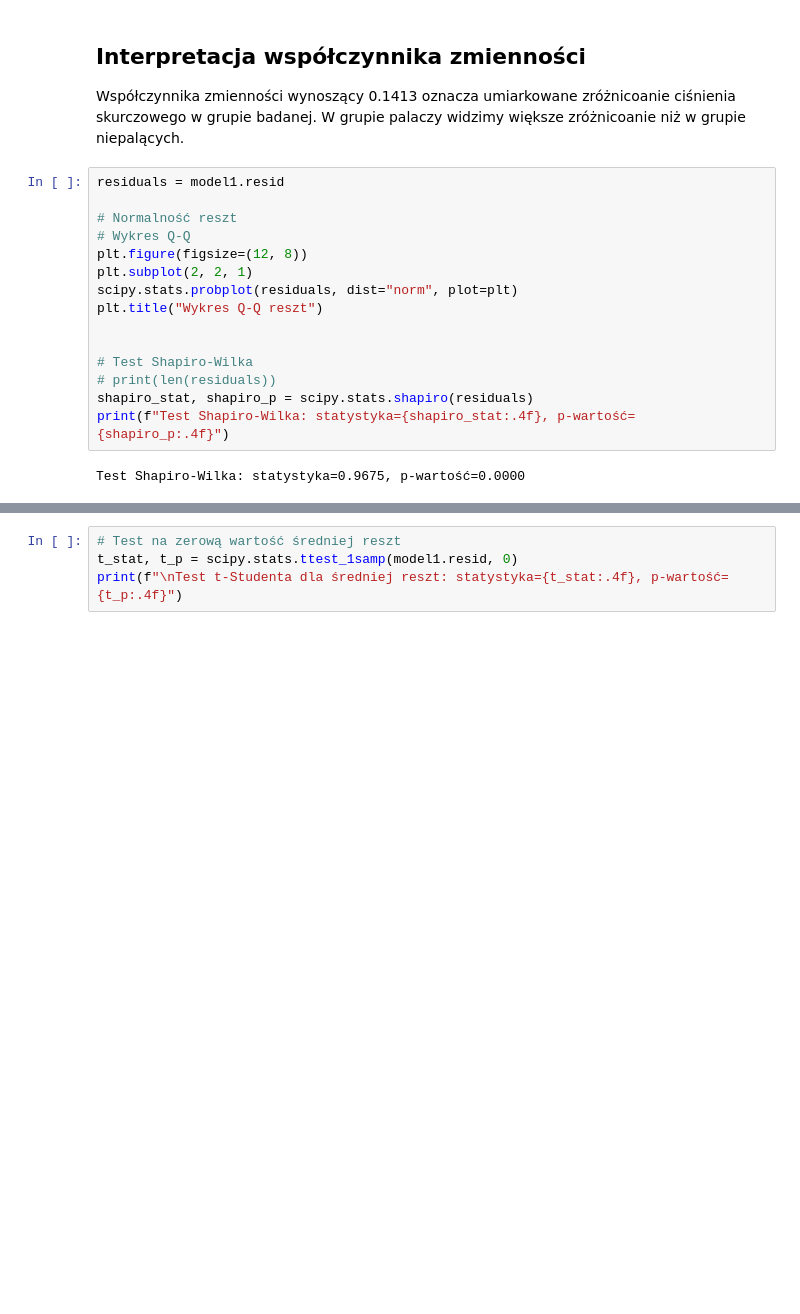
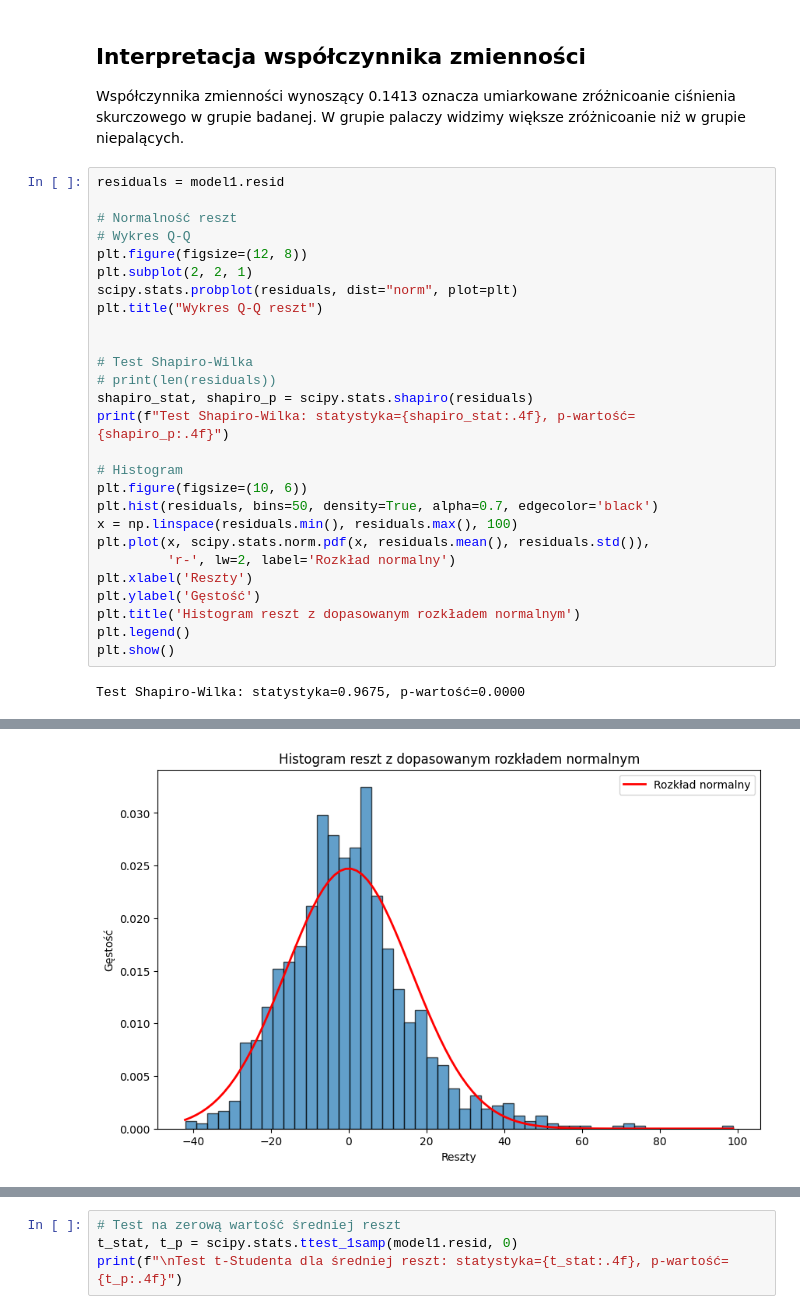
Before and after one commit to KonSprin/statystyka, a Jupyter notebook: regresja.ipynb, the cells around one changed output, grey strips where cells are left out. Drawn from its saved outputs; the diff is of its cells as text; blank space fills up the shorter version.

```diff
--- a/regresja.ipynb
+++ b/regresja.ipynb
@@ -319,21 +319,34 @@ Współczynnika zmienności wynoszący 0.1413 oznacza umiarkowane zróżnicoanie
 # %%
 residuals = model1.resid
 
 # Normalność reszt
 # Wykres Q-Q
 plt.figure(figsize=(12, 8))
 plt.subplot(2, 2, 1)
 scipy.stats.probplot(residuals, dist="norm", plot=plt)
 plt.title("Wykres Q-Q reszt")
 
 
 # Test Shapiro-Wilka
 # print(len(residuals))
 shapiro_stat, shapiro_p = scipy.stats.shapiro(residuals)
 print(f"Test Shapiro-Wilka: statystyka={shapiro_stat:.4f}, p-wartość={shapiro_p:.4f}")
+
+# Histogram
+plt.figure(figsize=(10, 6))
+plt.hist(residuals, bins=50, density=True, alpha=0.7, edgecolor='black')
+x = np.linspace(residuals.min(), residuals.max(), 100)
+plt.plot(x, scipy.stats.norm.pdf(x, residuals.mean(), residuals.std()),
+         'r-', lw=2, label='Rozkład normalny')
+plt.xlabel('Reszty')
+plt.ylabel('Gęstość')
+plt.title('Histogram reszt z dopasowanym rozkładem normalnym')
+plt.legend()
+plt.show()
 # %% [output]
 Test Shapiro-Wilka: statystyka=0.9675, p-wartość=0.0000
 [figure]
+[figure, added]
 # %% [markdown]
 ## Normalność reszt
 
```
Also changed, not shown: parts of 4 cells of this notebook.
